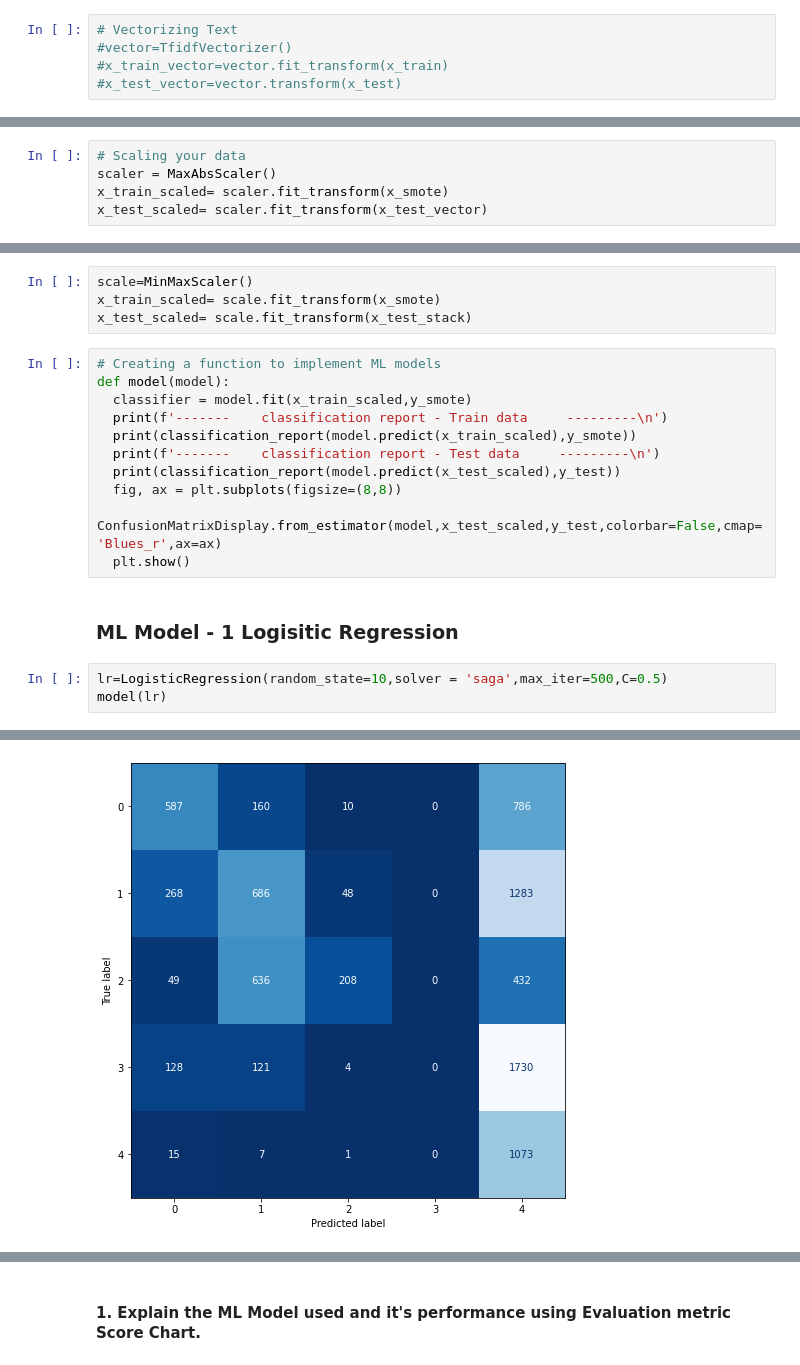
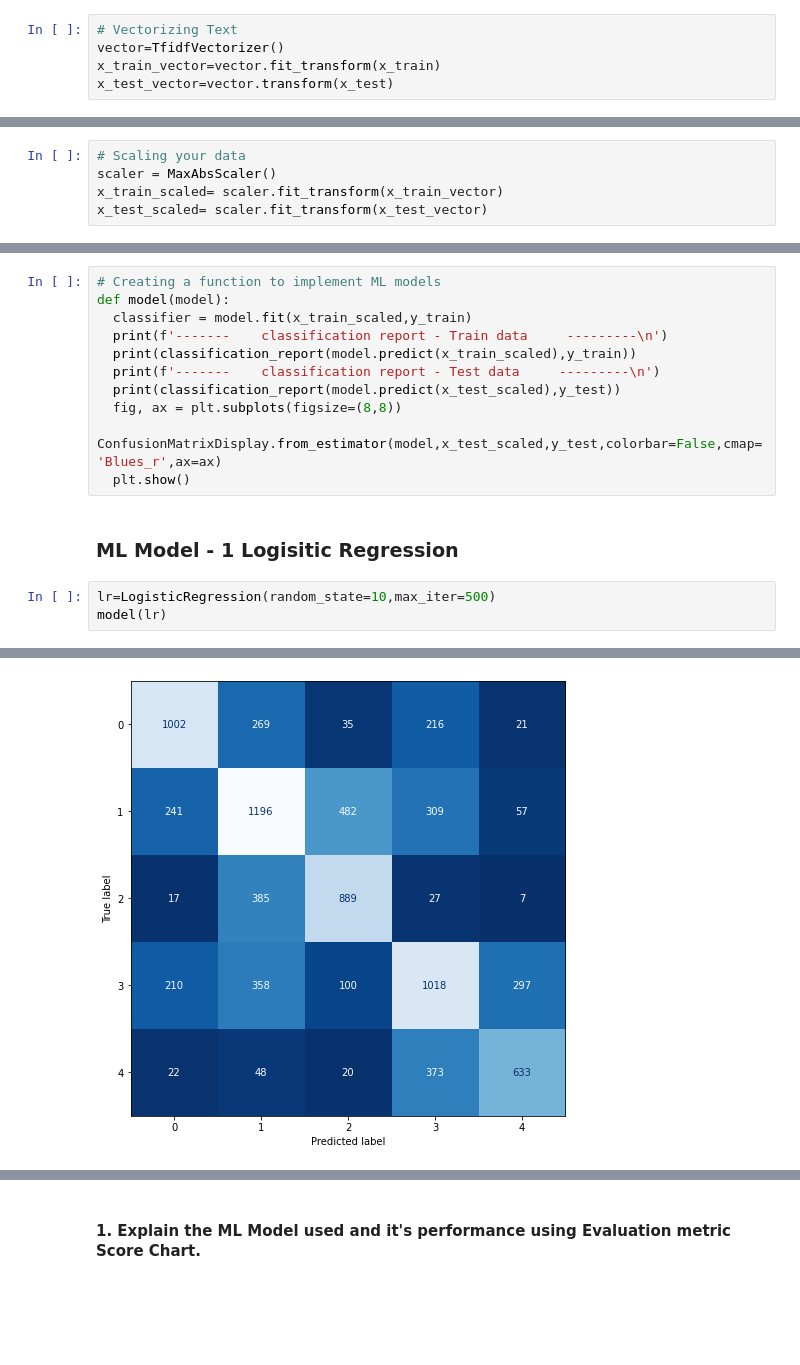
Before and after one commit to srkpriyanka95/Corona-Tweet-Sentiment-Analysis, a Jupyter notebook: Corona_virus_tweet_Sentiment_Analysis.ipynb, the cells around one changed output, grey strips where cells are left out. Cells and saved outputs as stored; diff of their text form; blank space fills up the shorter version.

```diff
--- a/Corona_virus_tweet_Sentiment_Analysis.ipynb
+++ b/Corona_virus_tweet_Sentiment_Analysis.ipynb
@@ -791,6 +829,6 @@ print(x_train.shape,x_test.shape)
 #### 10. Text Vectorization
 # %%
 # Vectorizing Text
-#vector=TfidfVectorizer()
-#x_train_vector=vector.fit_transform(x_train)
-#x_test_vector=vector.transform(x_test)
+vector=TfidfVectorizer()
+x_train_vector=vector.fit_transform(x_train)
+x_test_vector=vector.transform(x_test)
@@ -862,5 +871,5 @@ Answer Here.
 # %%
 # Scaling your data
 scaler = MaxAbsScaler()
-x_train_scaled= scaler.fit_transform(x_smote)
+x_train_scaled= scaler.fit_transform(x_train_vector)
 x_test_scaled= scaler.fit_transform(x_test_vector)
@@ -875,13 +880,9 @@ from sklearn.preprocessing import  MinMaxScaler
-# %%
-scale=MinMaxScaler()
-x_train_scaled= scale.fit_transform(x_smote)
-x_test_scaled= scale.fit_transform(x_test_stack)
 # %%
 # Creating a function to implement ML models
 def model(model):
-  classifier = model.fit(x_train_scaled,y_smote)
+  classifier = model.fit(x_train_scaled,y_train)
   print(f'-------    classification report - Train data     ---------\n')
-  print(classification_report(model.predict(x_train_scaled),y_smote))
+  print(classification_report(model.predict(x_train_scaled),y_train))
   print(f'-------    classification report - Test data     ---------\n')
   print(classification_report(model.predict(x_test_scaled),y_test))
   fig, ax = plt.subplots(figsize=(8,8))
@@ -890,7 +891,7 @@ def model(model):
 # %% [markdown]
 ### **ML Model - 1 Logisitic Regression**
 # %%
-lr=LogisticRegression(random_state=10,solver = 'saga',max_iter=500,C=0.5)
+lr=LogisticRegression(random_state=10,max_iter=500)
 model(lr)
 # %% [output]
 -------    classification report - Train data     ---------
@@ -913 +914 @@ weighted avg       0.74      0.31      0.35      8232
-[figure, old version]
+[figure, new version]
```
Also changed, not shown: parts of 34 cells of this notebook.
